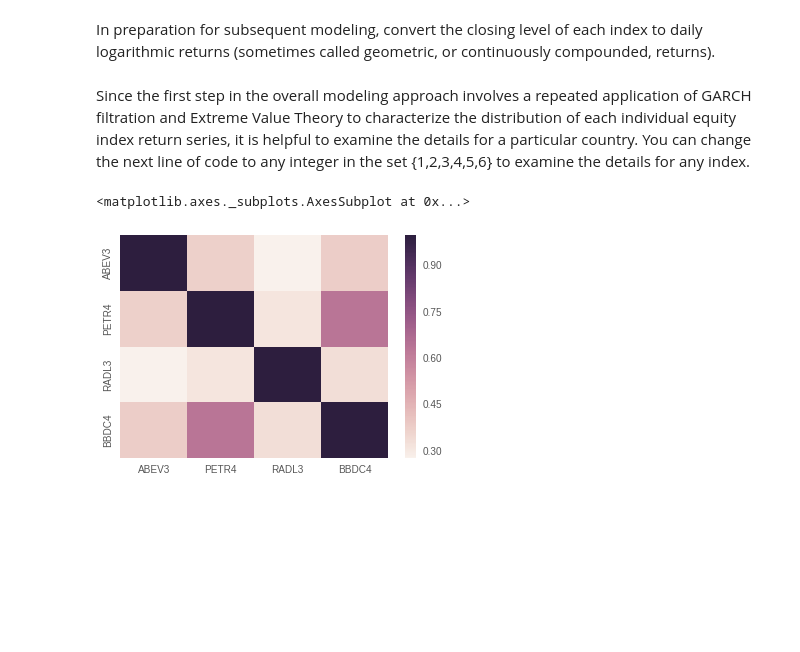
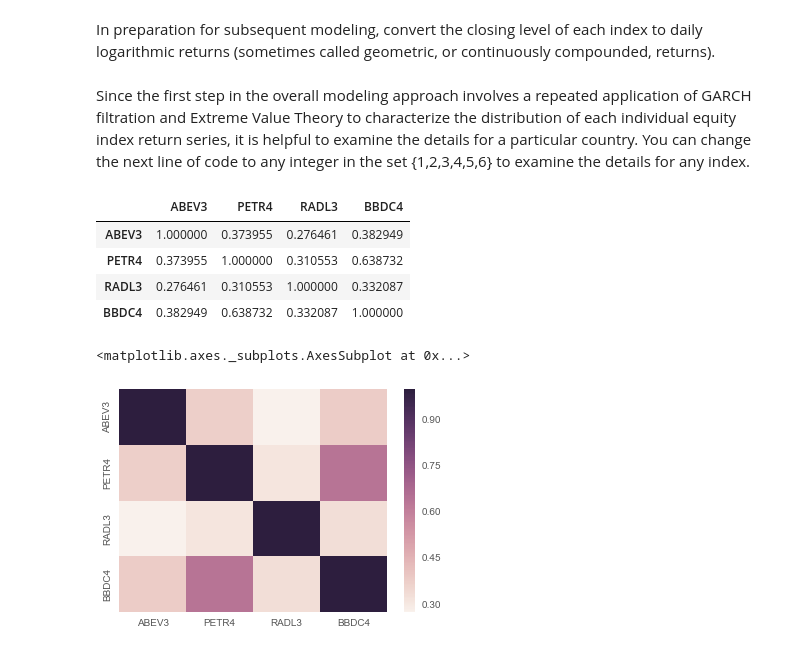
Before and after one commit to helderrezende/TCC, a Jupyter notebook: TCC Helder.ipynb, the cells around one changed output. Cells and saved outputs as stored; diff of their text form; code cells hidden in the pictures; blank space fills up the shorter version.

```diff
--- a/TCC Helder.ipynb
+++ b/TCC Helder.ipynb
@@ -506,6 +510,14 @@ Since the first step in the overall modeling approach involves a repeated applic
 returns = [logReturn(cotacoes[x]) for x in range(len(cotacoes))]
 returnsPandas = pd.DataFrame(index = ativos, data = returns)
 returnsPandas = returnsPandas.transpose().dropna()
+# %%
+returnsPandas.corr()
+# %% [output]
+|  | ABEV3 | PETR4 | RADL3 | BBDC4 |
+| ABEV3 | 1.000000 | 0.373955 | 0.276461 | 0.382949 |
+| PETR4 | 0.373955 | 1.000000 | 0.310553 | 0.638732 |
+| RADL3 | 0.276461 | 0.310553 | 1.000000 | 0.332087 |
+| BBDC4 | 0.382949 | 0.638732 | 0.332087 | 1.000000 |
 # %%
 corr = returnsPandas.corr()
 sns.heatmap(corr,
```
Also changed, not shown: parts of 34 cells of this notebook, 4 other files.
